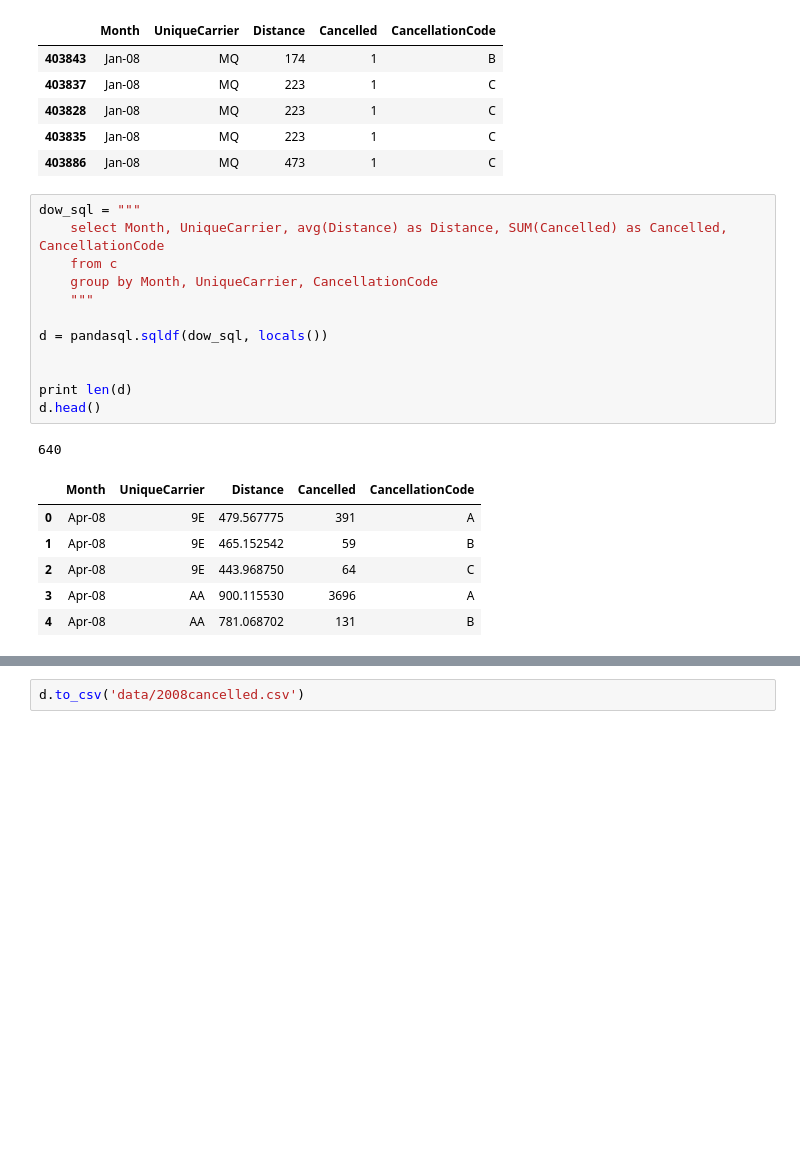
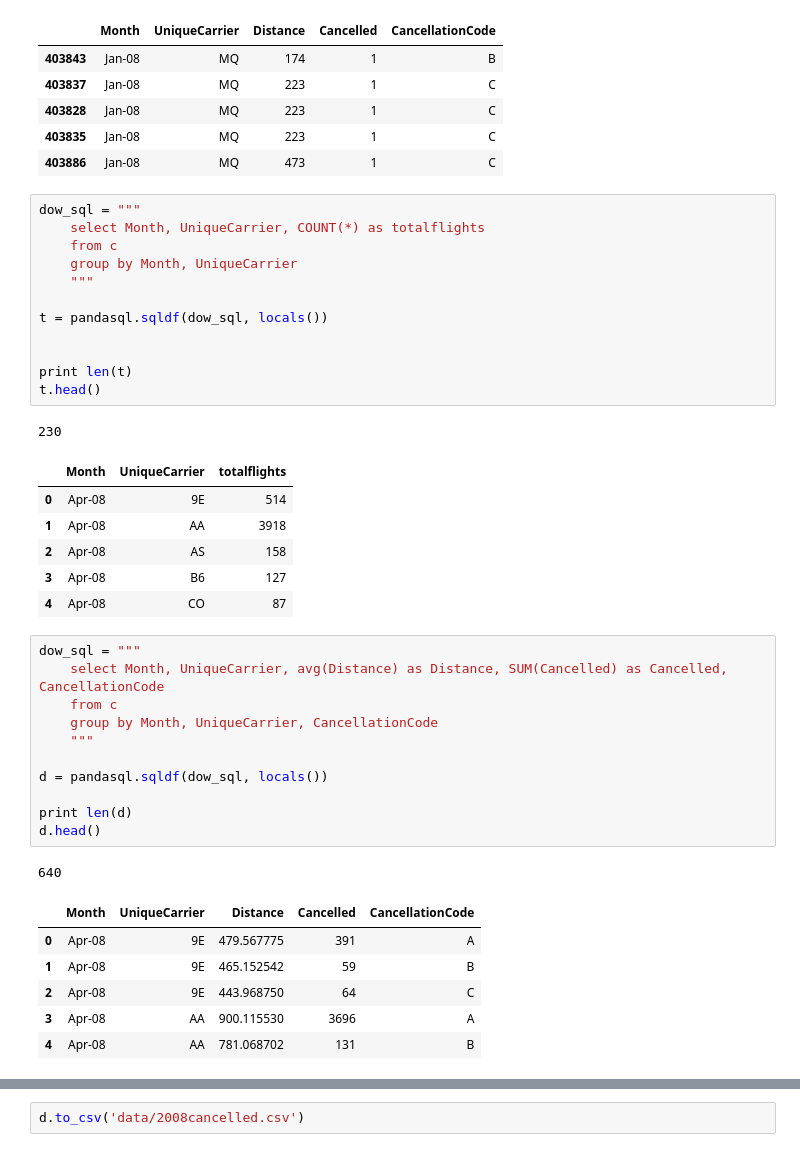
Before and after one commit to ruimaranhao/DataAnalystNanodegree, a Jupyter notebook: P6/processdata.ipynb, the cells around one changed output, grey strips where cells are left out. Saved outputs shown, nothing was run; the diff lists cells and outputs as text; blank space fills up the shorter version.

```diff
--- a/P6/processdata.ipynb
+++ b/P6/processdata.ipynb
@@ -277,6 +214,26 @@ c.head()
 | 403828 | Jan-08 | MQ | 223 | 1 | C |
 | 403835 | Jan-08 | MQ | 223 | 1 | C |
 | 403886 | Jan-08 | MQ | 473 | 1 | C |
+# %%
+dow_sql = """
+    select Month, UniqueCarrier, COUNT(*) as totalflights
+    from c
+    group by Month, UniqueCarrier
+    """
+
+t = pandasql.sqldf(dow_sql, locals())
+
+
+print len(t)
+t.head()
+# %% [output]
+230
+|  | Month | UniqueCarrier | totalflights |
+| 0 | Apr-08 | 9E | 514 |
+| 1 | Apr-08 | AA | 3918 |
+| 2 | Apr-08 | AS | 158 |
+| 3 | Apr-08 | B6 | 127 |
+| 4 | Apr-08 | CO | 87 |
 # %%
 dow_sql = """
     select Month, UniqueCarrier, avg(Distance) as Distance, SUM(Cancelled) as Cancelled, CancellationCode
@@ -286,7 +243,6 @@ dow_sql = """
 
 d = pandasql.sqldf(dow_sql, locals())
 
-
 print len(d)
 d.head()
 # %% [output]
```
Also changed, not shown: parts of 7 cells of this notebook, 2 other files.
